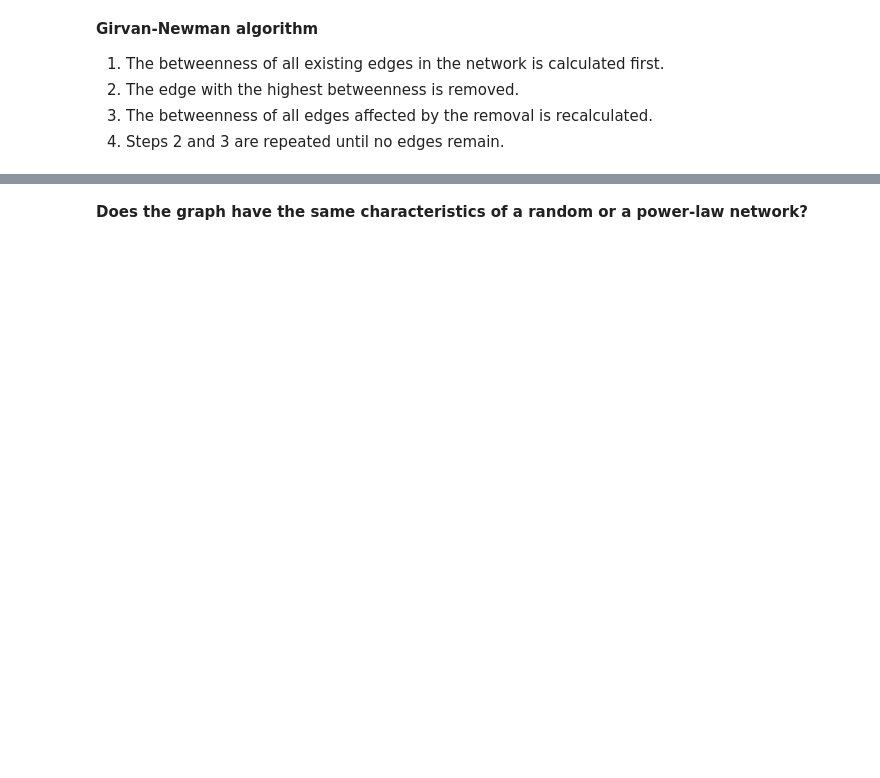
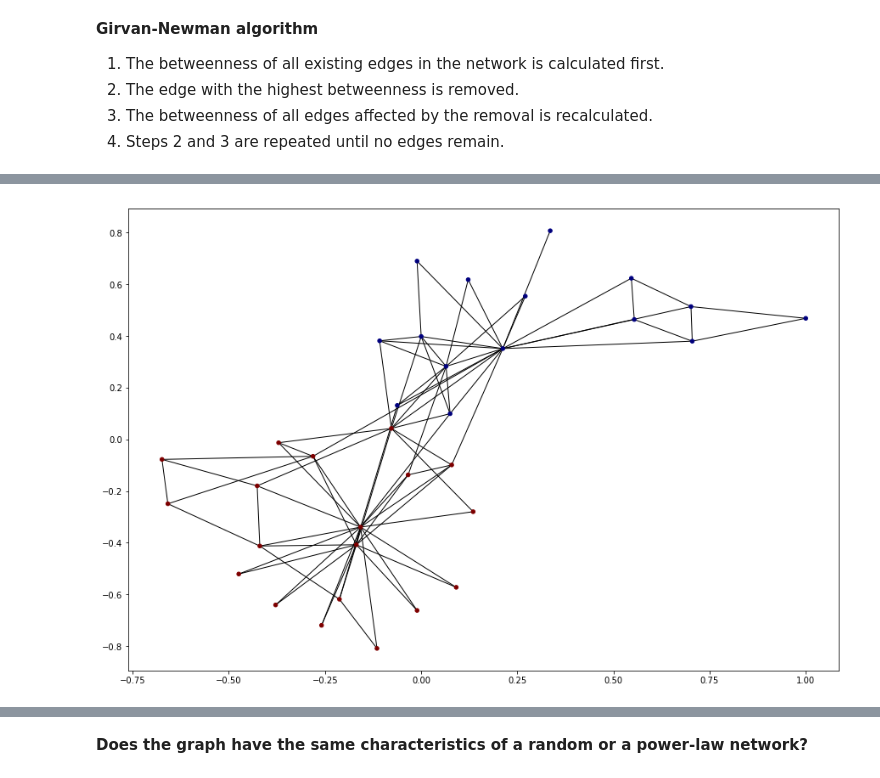
Before and after one commit to cantarinigiorgio/GraphAnalitycs, a Jupyter notebook: lab2/Second assignment.ipynb, the cells around one changed output, grey strips where cells are left out. Saved outputs shown, nothing was run; the diff lists cells and outputs as text; code cells hidden in the pictures; blank space fills up the shorter version.

```diff
--- a/lab2/Second assignment.ipynb
+++ b/lab2/Second assignment.ipynb
@@ -416,0 +289,4 @@ display_communities(G0,next_compG0)
+# %%
+display_communities(G0, top_GW)
+# %% [output]
+[figure, added]
```
Also changed, not shown: parts of 65 cells of this notebook.
